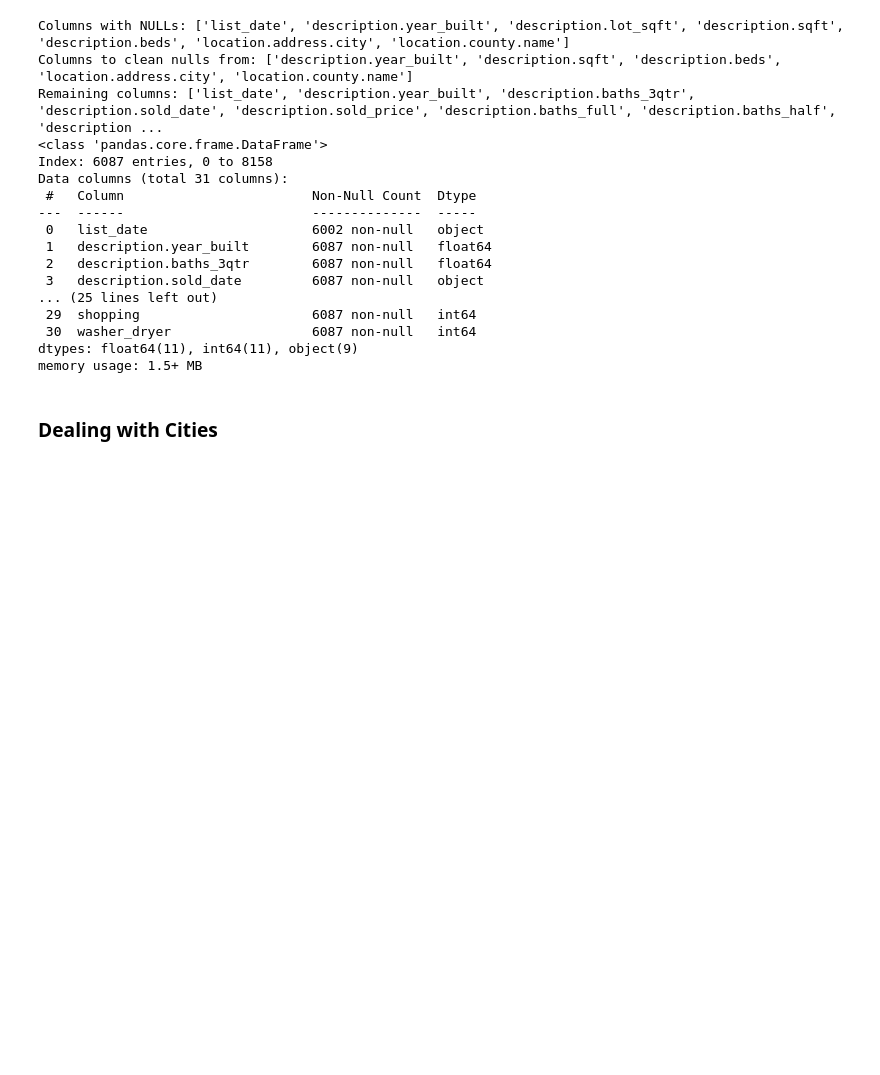
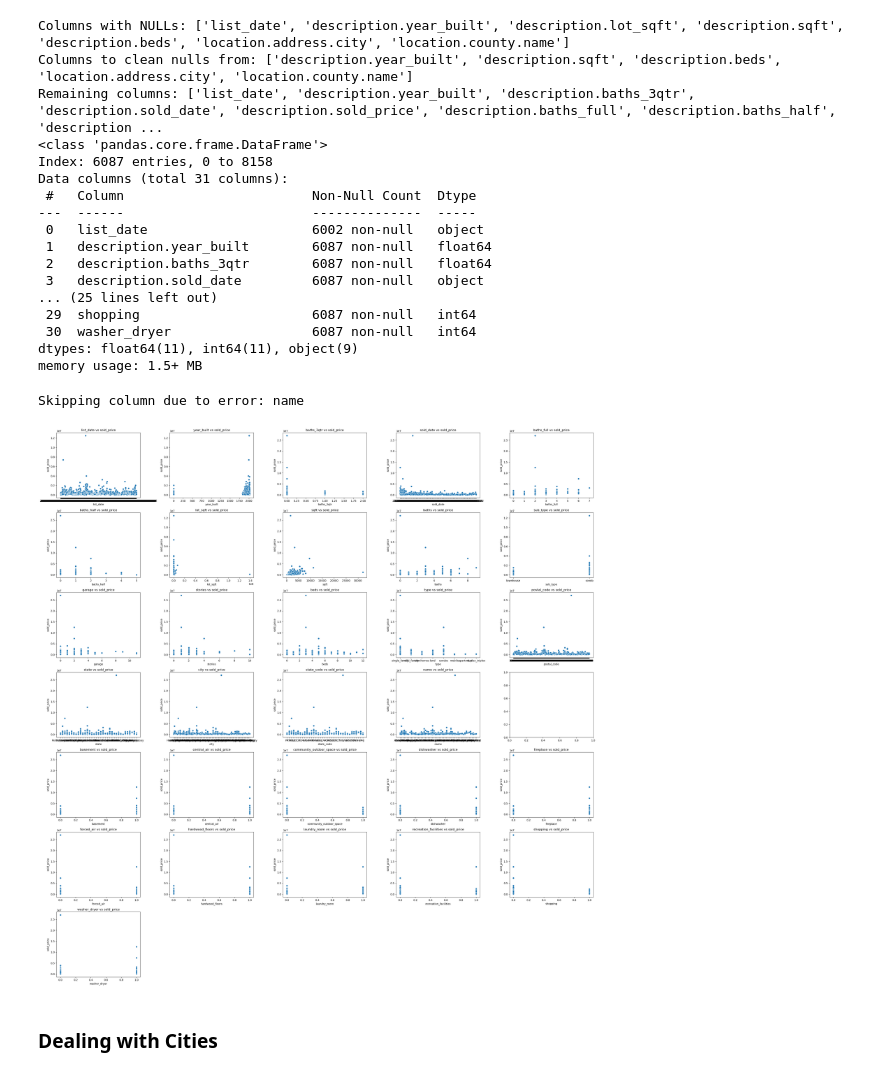
Before and after one commit to Gur212/Data-Science-Midterm-Project, a Jupyter notebook: notebooks/1 - EDA.ipynb, the cells around one changed output. Drawn from its saved outputs; the diff is of its cells as text; code cells hidden in the pictures; blank space fills up the shorter version.

Commit message:
Created function to display subplots

```diff
--- a/notebooks/1 - EDA.ipynb
+++ b/notebooks/1 - EDA.ipynb
@@ -667,3 +706,13 @@ memory usage: 1.5+ MB
+# %%
+
+#Create temp dataframes for visualizing
+vis_x_df = combined_df.drop(columns=['description.sold_price']).copy()
+vis_y_df = combined_df['description.sold_price'].copy()
+
+vis_subplots(vis_x_df, vis_y_df)
+# %% [output]
+Skipping column due to error: name
+[figure, added]
 # %% [markdown]
 ### Dealing with Cities
 # %% [markdown]
```
Also changed, not shown: parts of 6 cells of this notebook.
